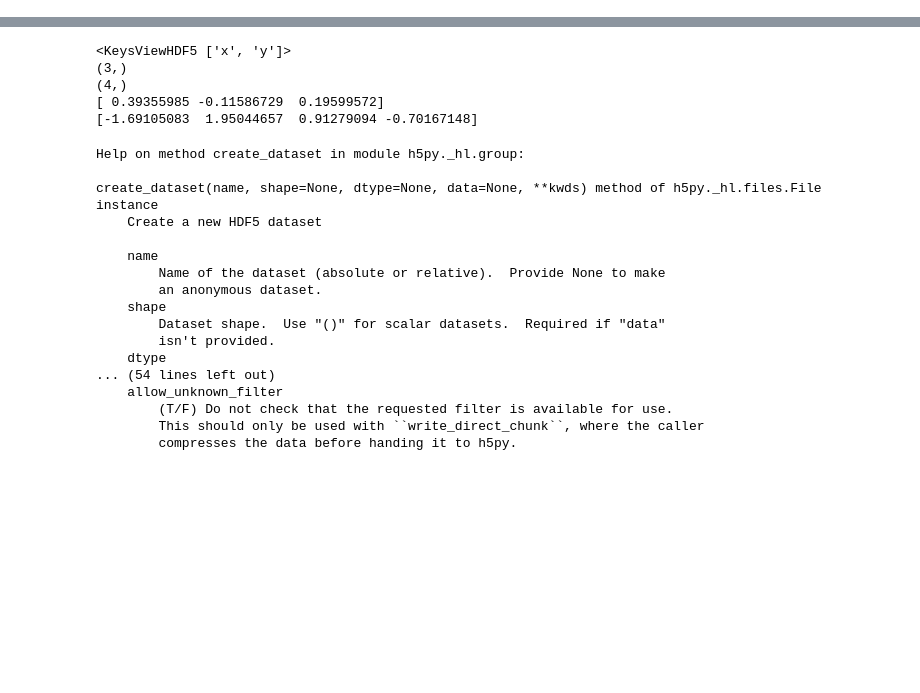
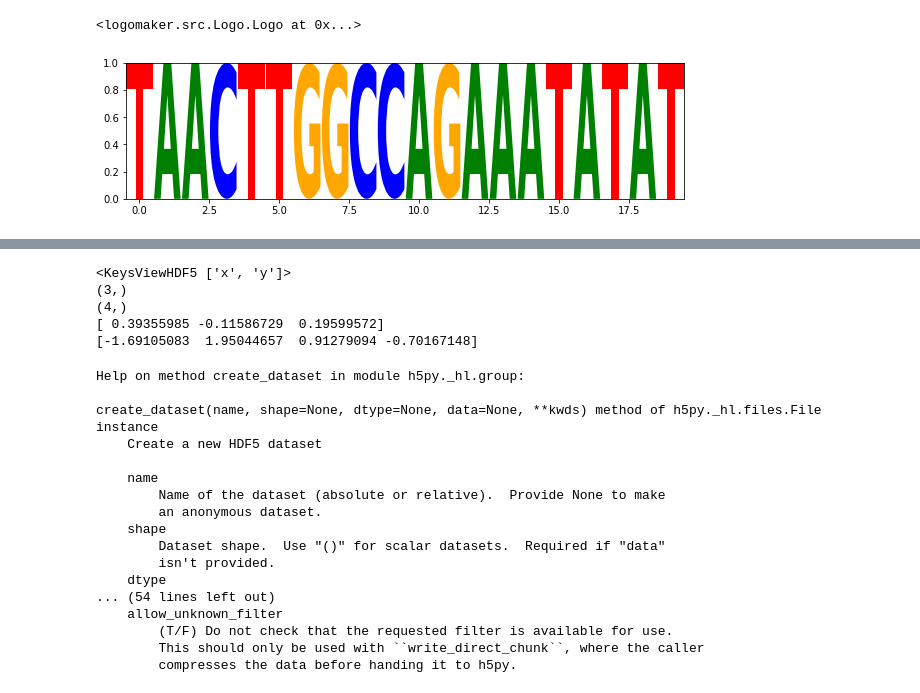
Before and after one commit to rohitkt10/regularization_project, a Jupyter notebook: notebooks/test.ipynb, the cells around one changed output, grey strips where cells are left out. Cells and saved outputs as stored; diff of their text form; code cells hidden in the pictures; blank space fills up the shorter version.

```diff
--- a/notebooks/test.ipynb
+++ b/notebooks/test.ipynb
@@ -19,0 +31,7 @@ print(y)
+# %%
+Logo(
+    pd.DataFrame(data=data[::-1,:][:,::-1], columns=list('ACGT'))
+)
+# %% [output]
+<logomaker.src.Logo.Logo at 0x...>
+[figure, added]
```
Also changed, not shown: parts of 11 cells of this notebook, 10 other files.
